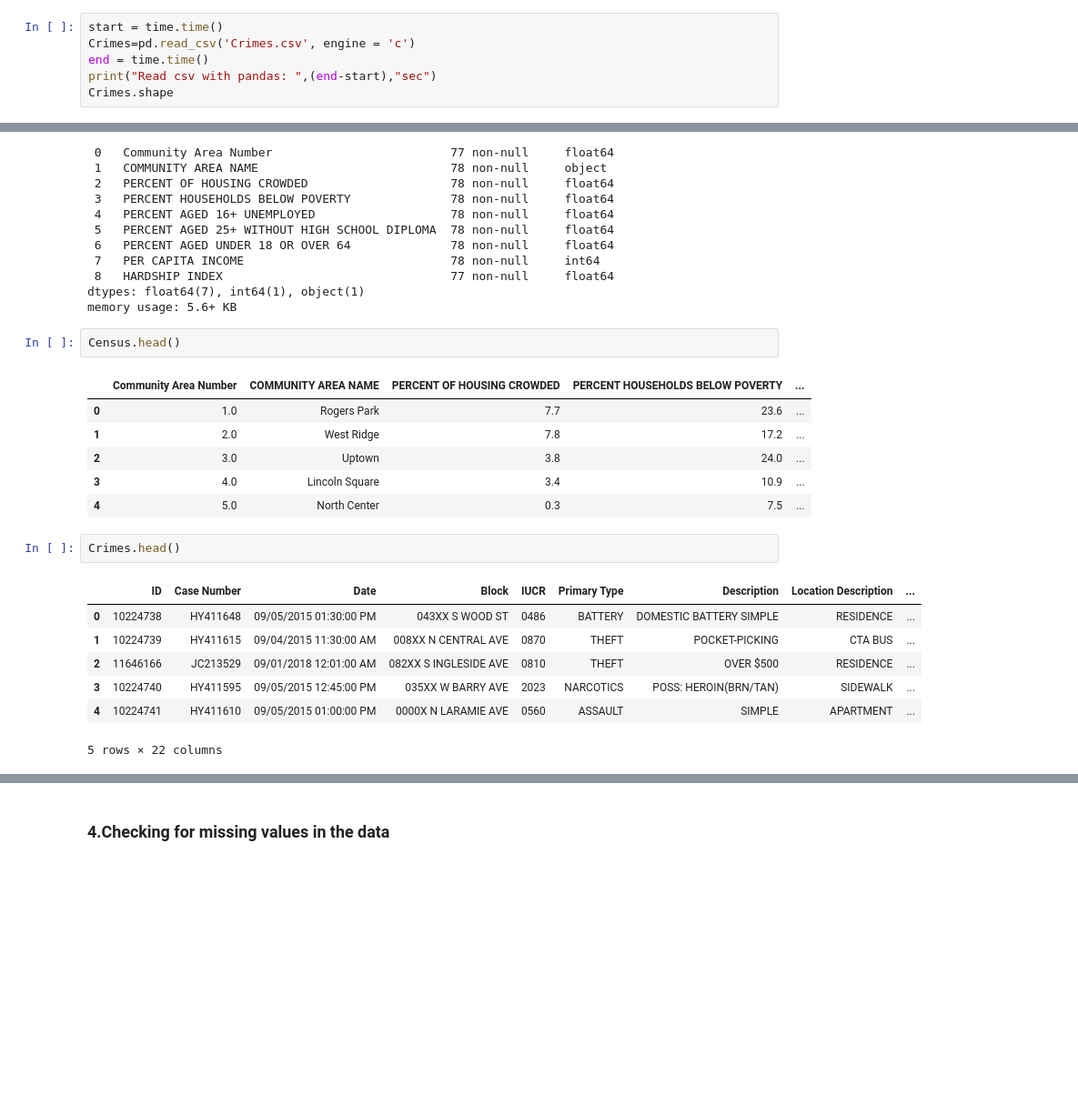
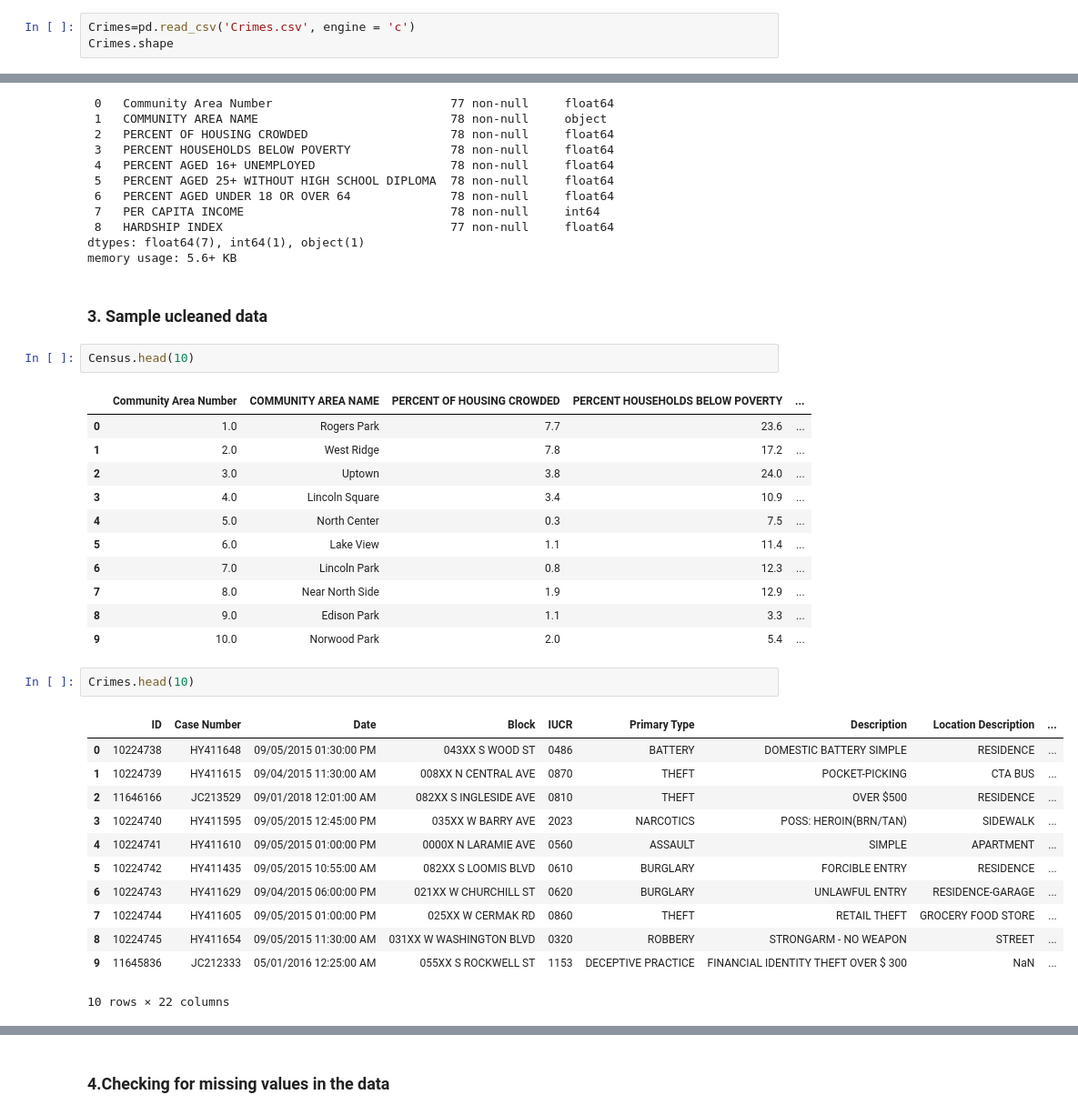
Before and after one commit to tejalvs/ChicagoCrimeAnalysis, a Jupyter notebook: DataCleaning_1.ipynb, the cells around one changed output, grey strips where cells are left out. Shown at 91% size. Cells and saved outputs as stored; diff of their text form; blank space fills up the shorter version.

```diff
--- a/DataCleaning_1.ipynb
+++ b/DataCleaning_1.ipynb
@@ -36,9 +15,6 @@ Crimes.head()"""
 # %% [markdown]
 ### 1.Understanding the shape of data
 # %%
-start = time.time()
 Crimes=pd.read_csv('Crimes.csv', engine = 'c')
-end = time.time()
-print("Read csv with pandas: ",(end-start),"sec")
 Crimes.shape
 # %% [output]
@@ -94,8 +65,10 @@ Data columns (total 9 columns):
  8   HARDSHIP INDEX                                77 non-null     float64
 dtypes: float64(7), int64(1), object(1)
 memory usage: 5.6+ KB
+# %% [markdown]
+### 3. Sample ucleaned data
 # %%
-Census.head()
+Census.head(10)
 # %% [output]
 |  | Community Area Number | COMMUNITY AREA NAME | PERCENT OF HOUSING CROWDED | PERCENT HOUSEHOLDS BELOW POVERTY | ... |
 | 0 | 1.0 | Rogers Park | 7.7 | 23.6 | ... |
@@ -103,13 +76,23 @@ Census.head()
 | 2 | 3.0 | Uptown | 3.8 | 24.0 | ... |
 | 3 | 4.0 | Lincoln Square | 3.4 | 10.9 | ... |
 | 4 | 5.0 | North Center | 0.3 | 7.5 | ... |
+| 5 | 6.0 | Lake View | 1.1 | 11.4 | ... |
+| 6 | 7.0 | Lincoln Park | 0.8 | 12.3 | ... |
+| 7 | 8.0 | Near North Side | 1.9 | 12.9 | ... |
+| 8 | 9.0 | Edison Park | 1.1 | 3.3 | ... |
+| 9 | 10.0 | Norwood Park | 2.0 | 5.4 | ... |
 # %%
-Crimes.head()
+Crimes.head(10)
 # %% [output]
 |  | ID | Case Number | Date | Block | IUCR | Primary Type | Description | Location Description | ... |
 | 0 | 10224738 | HY411648 | 09/05/2015 01:30:00 PM | 043XX S WOOD ST | 0486 | BATTERY | DOMESTIC BATTERY SIMPLE | RESIDENCE | ... |
 | 1 | 10224739 | HY411615 | 09/04/2015 11:30:00 AM | 008XX N CENTRAL AVE | 0870 | THEFT | POCKET-PICKING | CTA BUS | ... |
 | 2 | 11646166 | JC213529 | 09/01/2018 12:01:00 AM | 082XX S INGLESIDE AVE | 0810 | THEFT | OVER $500 | RESIDENCE | ... |
 | 3 | 10224740 | HY411595 | 09/05/2015 12:45:00 PM | 035XX W BARRY AVE | 2023 | NARCOTICS | POSS: HEROIN(BRN/TAN) | SIDEWALK | ... |
 | 4 | 10224741 | HY411610 | 09/05/2015 01:00:00 PM | 0000X N LARAMIE AVE | 0560 | ASSAULT | SIMPLE | APARTMENT | ... |
+| 5 | 10224742 | HY411435 | 09/05/2015 10:55:00 AM | 082XX S LOOMIS BLVD | 0610 | BURGLARY | FORCIBLE ENTRY | RESIDENCE | ... |
+| 6 | 10224743 | HY411629 | 09/04/2015 06:00:00 PM | 021XX W CHURCHILL ST | 0620 | BURGLARY | UNLAWFUL ENTRY | RESIDENCE-GARAGE | ... |
+| 7 | 10224744 | HY411605 | 09/05/2015 01:00:00 PM | 025XX W CERMAK RD | 0860 | THEFT | RETAIL THEFT | GROCERY FOOD STORE | ... |
+| 8 | 10224745 | HY411654 | 09/05/2015 11:30:00 AM | 031XX W WASHINGTON BLVD | 0320 | ROBBERY | STRONGARM - NO WEAPON | STREET | ... |
+| 9 | 11645836 | JC212333 | 05/01/2016 12:25:00 AM | 055XX S ROCKWELL ST | 1153 | DECEPTIVE PRACTICE | FINANCIAL IDENTITY THEFT OVER $ 300 | NaN | ... |
-5 rows × 22 columns
+10 rows × 22 columns
```
Also changed, not shown: parts of 42 cells of this notebook.
